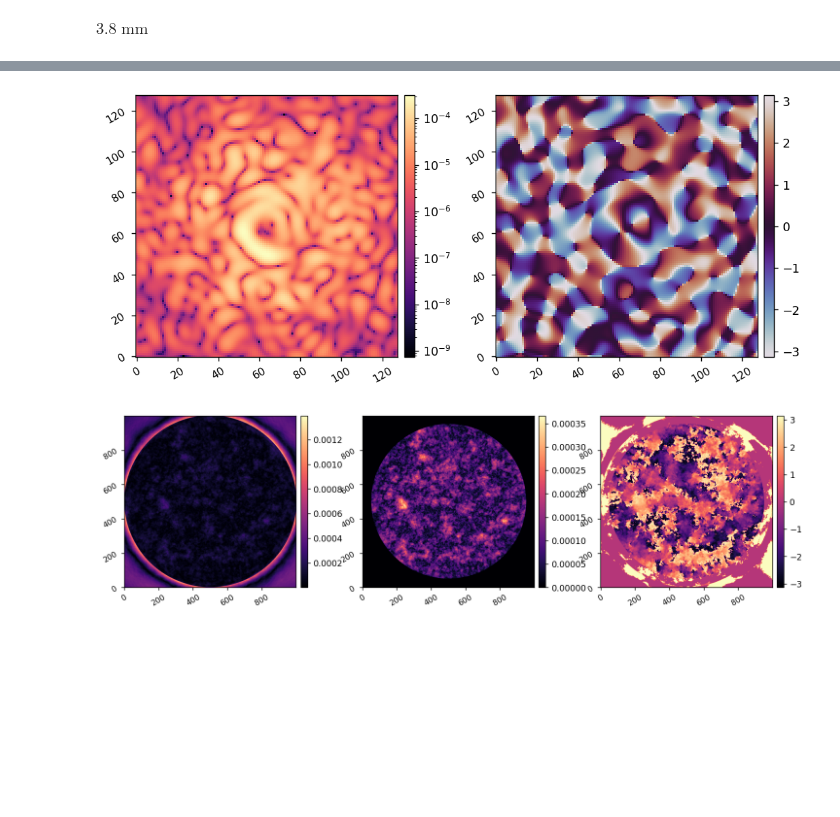
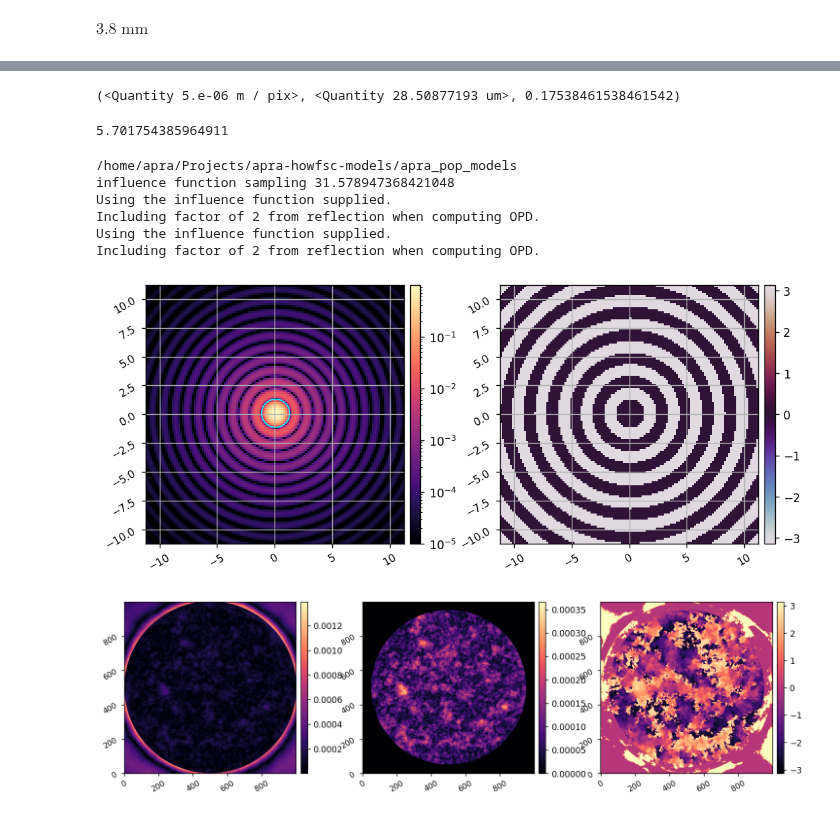
Before and after one commit to kian1377/apra-howfsc-models, a Jupyter notebook: notebooks/test_poppy_fresnel_2dm.ipynb, the cells around one changed output, grey strips where cells are left out. Drawn from its saved outputs; the diff is of its cells as text; code cells hidden in the pictures; blank space fills up the shorter version.

Commit message:
fixed the sampling issue of fraunhofer PSF due to mis-match of the lyot pupil and MFT parameters

```diff
--- a/notebooks/test_poppy_fresnel_2dm.ipynb
+++ b/notebooks/test_poppy_fresnel_2dm.ipynb
@@ -94,11 +94,34 @@ PSF calculated in 0.133s
 [figure]
 [figure]
+# %%
+coro.psf_pixelscale, coro.um_per_lamD, coro.psf_pixelscale_lamD,
+# (coro.psf_pixelscale/coro.um_per_lamD).decompose()
+# %% [output]
+(<Quantity 5.e-06 m / pix>, <Quantity 28.50877193 um>, 0.17538461538461542)
+# %%
+1/coro.psf_pixelscale_lamD
+# %% [output]
+5.701754385964911
 # %%
-coro.Imax_ref = 0.01795029
+reload(fresnel)
+poppy_log.disabled = True
+
+coro = fresnel.CORO()
+coro.Imax_ref = 0.01867821
+
 fpwf = coro.calc_wf()
-imshow2(xp.abs(fpwf)**2, xp.angle(fpwf), lognorm1=True, cmap2='twilight')
+im = xp.abs(fpwf)**2
+imshow2(im, xp.angle(fpwf), lognorm1=True, vmin1=xp.max(im)/1e5, cmap2='twilight',
+        pxscl=coro.psf_pixelscale_lamD, grid=True,
+        patches1=[Circle((coro.psf_pixelscale_lamD/2,coro.psf_pixelscale_lamD/2), 1.22, fill=False, color='cyan')])
 # %% [output]
+/home/apra/Projects/apra-howfsc-models/apra_pop_models
+influence function sampling 31.578947368421048
+Using the influence function supplied.
+Including factor of 2 from reflection when computing OPD.
+Using the influence function supplied.
+Including factor of 2 from reflection when computing OPD.
-[figure, old version]
+[figure, new version]
 # %%
 imshow3(wfs[-10].amplitude, wfs[-9].amplitude, wfs[-9].phase, npix=coro.npix)
 wfs[-10].param_str, wfs[-10].wavelength
```
Also changed, not shown: parts of 2 cells of this notebook, 7 other files.
